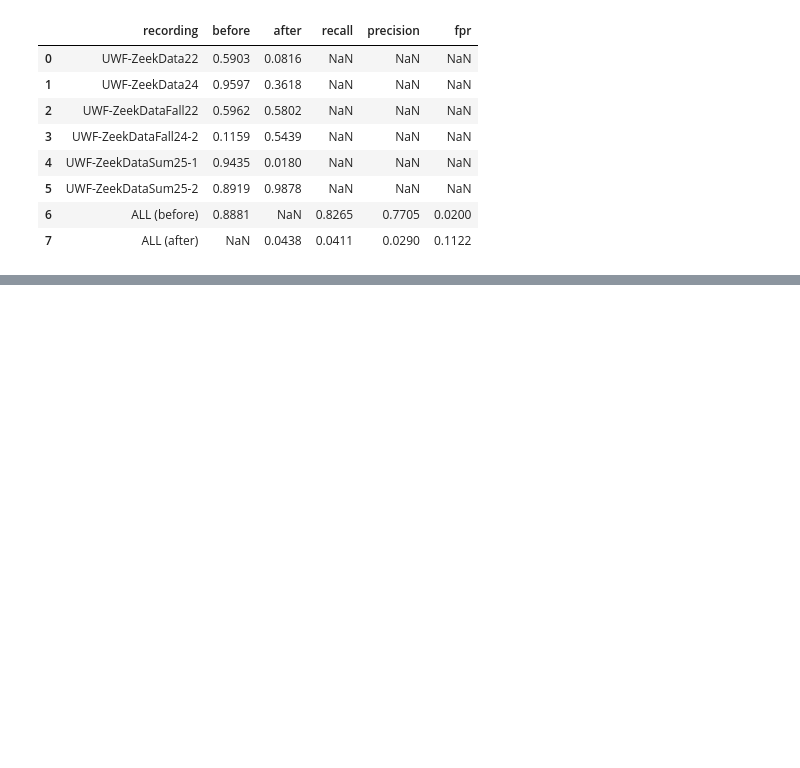
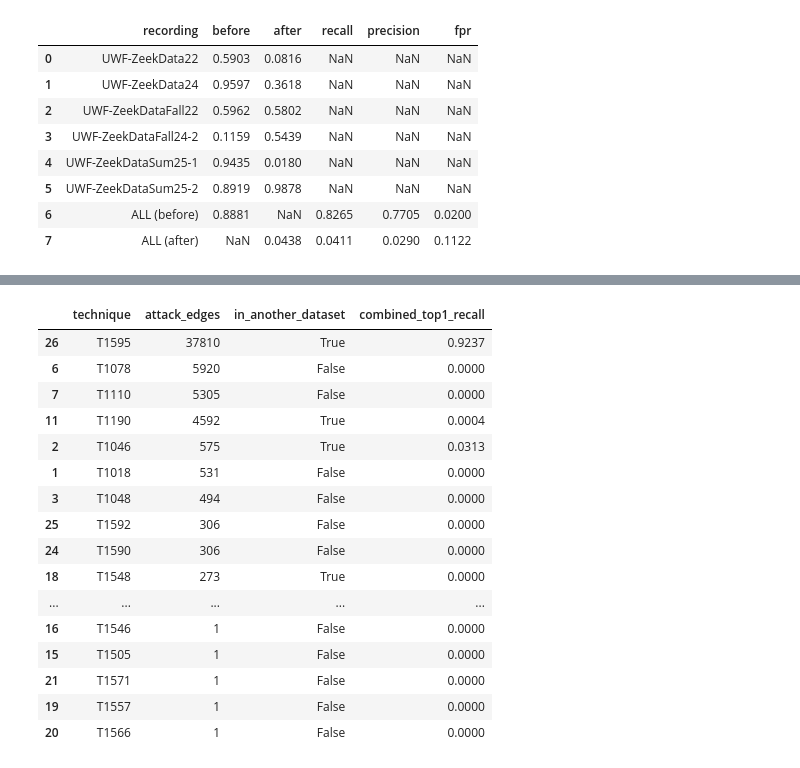
Before and after one commit to aakashvardhan/cyber-threat-detection, a Jupyter notebook: notebooks/blocked_cv/UWF_GNN_Blocked_CV.ipynb, the cells around one changed output, grey strips where cells are left out. Saved outputs shown, nothing was run; the diff lists cells and outputs as text; code cells hidden in the pictures; blank space fills up the shorter version.

```diff
--- a/notebooks/blocked_cv/UWF_GNN_Blocked_CV.ipynb
+++ b/notebooks/blocked_cv/UWF_GNN_Blocked_CV.ipynb
@@ -1727,0 +2343,64 @@ display(pd.DataFrame(rows).round(4))
+# %%
+## 11.6 Three models on the same 6-dataset test: ours (9c), Sai's (11.3), combined (11.5)
+def pooled_frame(results, threshold_key):
+    frame = pd.concat([r.assign(dataset=c, threshold=(i[threshold_key] if threshold_key else 0.5))
+                       for c, (r, i) in results.items()]).set_index("row_id").sort_index()
+    return frame
+
+
+models = {
+    "Sai model (threshold 0.5)": pooled_frame(sai_results, None),
+    "Combined model (validation threshold)": pooled_frame(combined_results, "tuned_threshold"),
+}
+ours_parts = [pd.read_parquet(RESULT_DIR / f"loco_{c}__binary.parquet").assign(dataset=c) for c in CAPTURES_ALL
+              if (RESULT_DIR / f"loco_{c}__binary.parquet").exists()]
+if len(ours_parts) == len(CAPTURES_ALL):
+    models = {"Our model, section 9c (validation threshold)": pd.concat(ours_parts).set_index("row_id").sort_index(), **models}
+
+## attack detection, pooled and per dataset
+summary_rows, by_dataset = [], {}
+for name, frame in models.items():
+    y = SAI_Y_BIN[frame.index.to_numpy()].astype(int)
+    scores = detection_scores(y, frame.probability.to_numpy(), frame.threshold.to_numpy())
+    per = {c: average_precision_score(SAI_Y_BIN[part.index.to_numpy()], part.probability)
+           for c, part in frame.groupby("dataset")}
+    by_dataset[name] = per
+    summary_rows.append({"model": name, "pooled_pr_auc": scores["pr_auc"], "dataset_avg_pr_auc": np.mean(list(per.values())),
+                         "recall": scores["recall"], "precision": scores["precision"], "fpr": scores["fpr"]})
+comparison = pd.DataFrame(summary_rows).set_index("model")
+print("=== attack detection, every edge tested once ===")
+display(comparison.round(4))
+print("\n=== PR-AUC per held-out dataset ===")
+display(pd.DataFrame(by_dataset).round(4))
+
+## tactic and technique (Sai and combined; our 9c model has no tactic/technique heads)
+label_rows = []
+for name, results in [("Sai model", sai_results), ("Combined model", combined_results)]:
+    frame = pooled_frame(results, None)
+    ids, ds = frame.index.to_numpy(), frame.dataset.to_numpy()
+    for task, Y_all, column in [("tactic", SAI_Y_TACTIC, "tactic_probs"), ("technique", SAI_Y_MITRE, "mitre_probs")]:
+        overall, _, _, _, _ = label_scores(Y_all[ids], np.stack(frame[column].to_numpy()), None, ds)
+        label_rows.append({"model": name, "task": task, **{k: float(v) for k, v in overall.items()}})
+print("\n=== tactic and technique on attack edges with a label ===")
+display(pd.DataFrame(label_rows).set_index(["model", "task"]).round(4))
+
+## per technique, only those present in more than one dataset can be learned when their dataset is held out
+frame = pooled_frame(combined_results, None)
+P = np.stack(frame["mitre_probs"].to_numpy())
+Y = SAI_Y_MITRE[frame.index.to_numpy()]
+captures = sai.capture.to_numpy()
+rows = []
+for j, technique in enumerate(SAI_TECHNIQUES):
+    mask = Y[:, j] == 1
+    if mask.any():
+        own = set(frame.dataset.to_numpy()[mask])
+        rows.append({"technique": technique, "attack_edges": int(mask.sum()),
+                     "in_another_dataset": any((SAI_Y_MITRE[captures != c, j] == 1).any() for c in own),
+                     "combined_top1_recall": float((P[mask].argmax(1) == j).mean())})
+display(pd.DataFrame(rows).sort_values("attack_edges", ascending=False).round(4))
+
+comparison.to_csv(OUT_DIR / "three_model_comparison.csv")
+pd.DataFrame(by_dataset).to_csv(OUT_DIR / "three_model_by_dataset.csv")
+pd.DataFrame(label_rows).to_csv(OUT_DIR / "three_model_labels.csv", index=False)
+print("Saved results to", OUT_DIR)
+# %% [output]
@@ -1727,0 +2428,17 @@ display(pd.DataFrame(rows).round(4))
+|  | technique | attack_edges | in_another_dataset | combined_top1_recall |
+| 26 | T1595 | 37810 | True | 0.9237 |
+| 6 | T1078 | 5920 | False | 0.0000 |
+| 7 | T1110 | 5305 | False | 0.0000 |
+| 11 | T1190 | 4592 | True | 0.0004 |
+| 2 | T1046 | 575 | True | 0.0313 |
+| 1 | T1018 | 531 | False | 0.0000 |
+| 3 | T1048 | 494 | False | 0.0000 |
+| 25 | T1592 | 306 | False | 0.0000 |
+| 24 | T1590 | 306 | False | 0.0000 |
+| 18 | T1548 | 273 | True | 0.0000 |
+| ... | ... | ... | ... | ... |
+| 16 | T1546 | 1 | False | 0.0000 |
+| 15 | T1505 | 1 | False | 0.0000 |
+| 21 | T1571 | 1 | False | 0.0000 |
+| 19 | T1557 | 1 | False | 0.0000 |
+| 20 | T1566 | 1 | False | 0.0000 |
```
Also changed, not shown: parts of 10 cells of this notebook, 1 other file.
